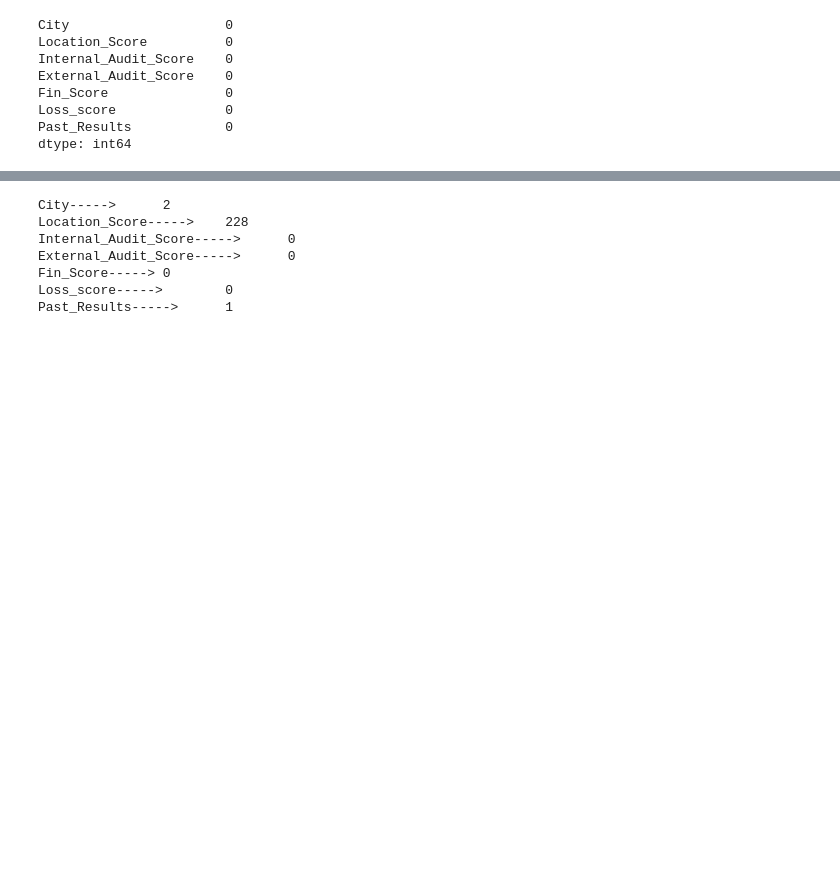
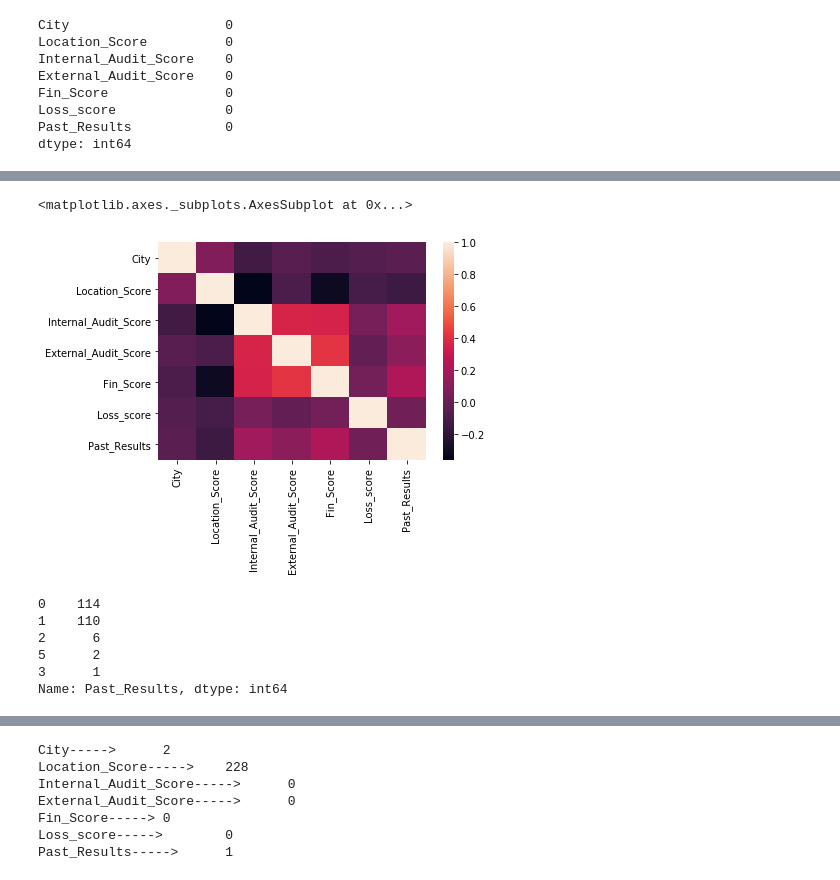
Before and after one commit to RahulGupta16/Machinehack-Financial-Risk-Prediction, a Jupyter notebook: Machinehack financial risk prediction.ipynb, the cells around one changed output, grey strips where cells are left out. Drawn from its saved outputs; the diff is of its cells as text; code cells hidden in the pictures; blank space fills up the shorter version.

```diff
--- a/Machinehack financial risk prediction.ipynb
+++ b/Machinehack financial risk prediction.ipynb
@@ -107,0 +118,14 @@ dtype: int64
+# %%
+sns.heatmap(test.corr())
+# %% [output]
+<matplotlib.axes._subplots.AxesSubplot at 0x...>
+[figure, added]
+# %%
+test.Past_Results.value_counts()
+# %% [output]
+0    114
+1    110
+2      6
+5      2
+3      1
+Name: Past_Results, dtype: int64
```
Also changed, not shown: parts of 35 cells of this notebook, 1 other file.
